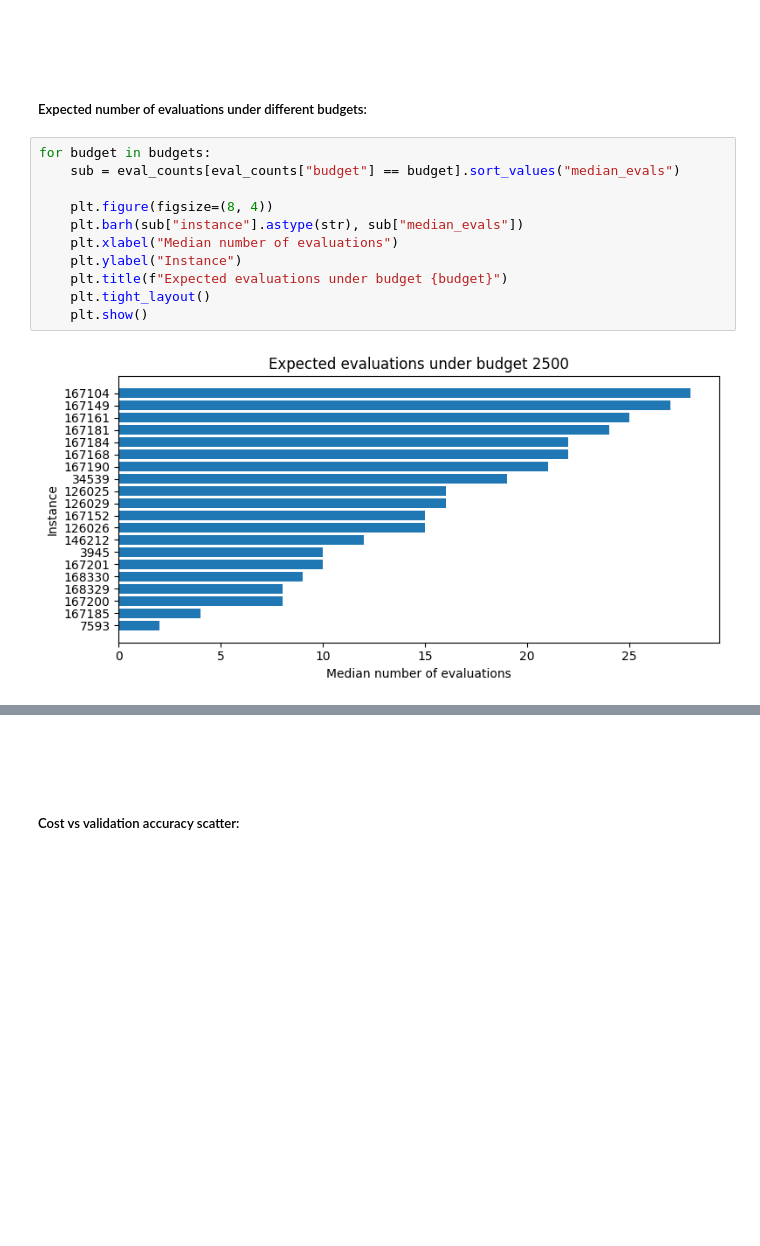
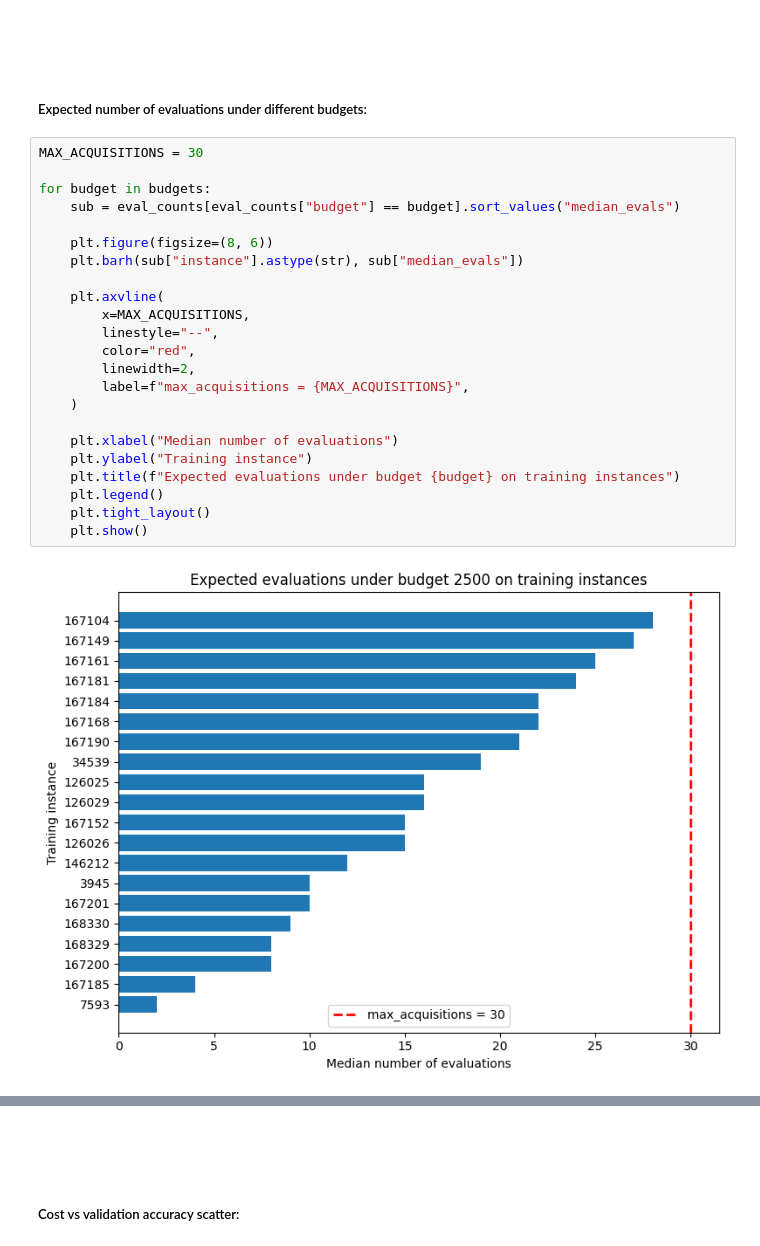
Before and after one commit to yungtoby/master-thesis-code, a Jupyter notebook: notebooks/explore_yahpo_costs.ipynb, the cells around one changed output, grey strips where cells are left out. Drawn from its saved outputs; the diff is of its cells as text; blank space fills up the shorter version.

```diff
--- a/notebooks/explore_yahpo_costs.ipynb
+++ b/notebooks/explore_yahpo_costs.ipynb
@@ -254,15 +254,27 @@ plt.show()
 
 ##### Expected number of evaluations under different budgets:
 # %%
+MAX_ACQUISITIONS = 30
+
 for budget in budgets:
     sub = eval_counts[eval_counts["budget"] == budget].sort_values("median_evals")
 
-    plt.figure(figsize=(8, 4))
+    plt.figure(figsize=(8, 6))
     plt.barh(sub["instance"].astype(str), sub["median_evals"])
+
+    plt.axvline(
+        x=MAX_ACQUISITIONS,
+        linestyle="--",
+        color="red",
+        linewidth=2,
+        label=f"max_acquisitions = {MAX_ACQUISITIONS}",
+    )
+
     plt.xlabel("Median number of evaluations")
-    plt.ylabel("Instance")
-    plt.title(f"Expected evaluations under budget {budget}")
+    plt.ylabel("Training instance")
+    plt.title(f"Expected evaluations under budget {budget} on training instances")
+    plt.legend()
     plt.tight_layout()
     plt.show()
 # %% [output]
-[figure, old version]
+[figure, new version]
```
Also changed, not shown: parts of 11 cells of this notebook.
